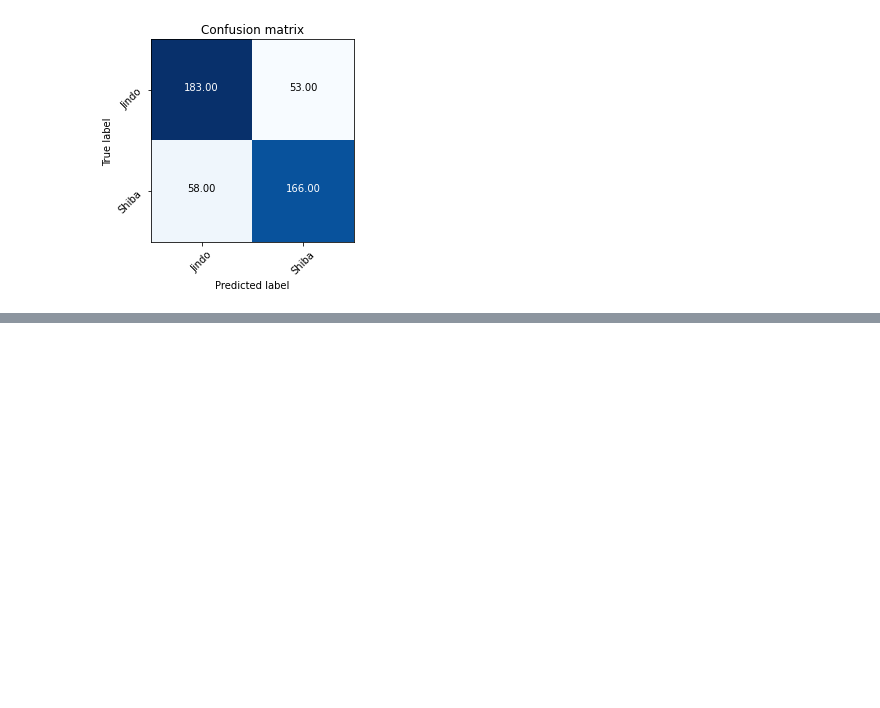
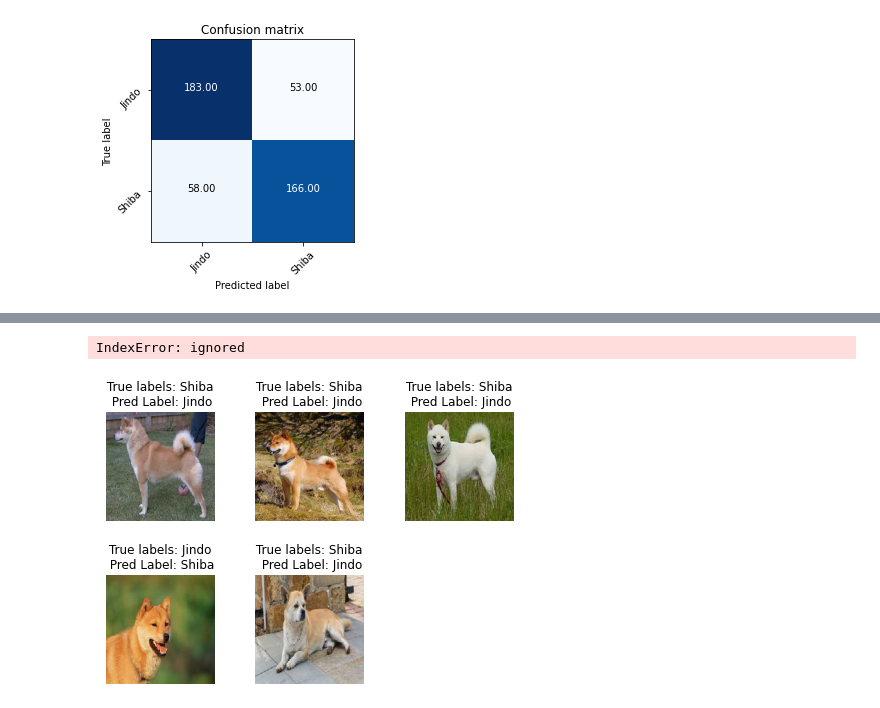
Before and after one commit to rmei97/shiba_vs_jindo, a Jupyter notebook: cnn_notebook_v2.ipynb, the cells around one changed output, grey strips where cells are left out. Cells and saved outputs as stored; diff of their text form; code cells hidden in the pictures; blank space fills up the shorter version.

```diff
--- a/cnn_notebook_v2.ipynb
+++ b/cnn_notebook_v2.ipynb
@@ -456,0 +549,5 @@ plot_confusion_matrix(confusion_matrix(y_test,predictions), ['Jindo','Shiba'], n
+# %%
+plot_predictions(misclassified, 'misclassified')
+# %% [output]
+IndexError: ignored
+[figure, added]
```
Also changed, not shown: parts of 18 cells of this notebook.
